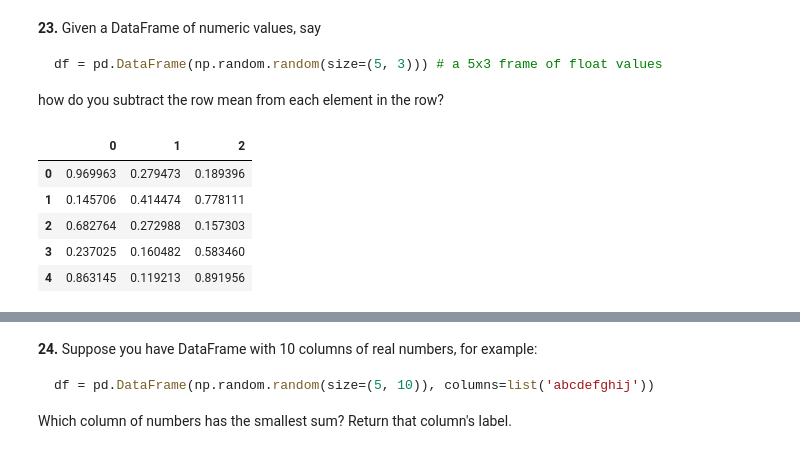
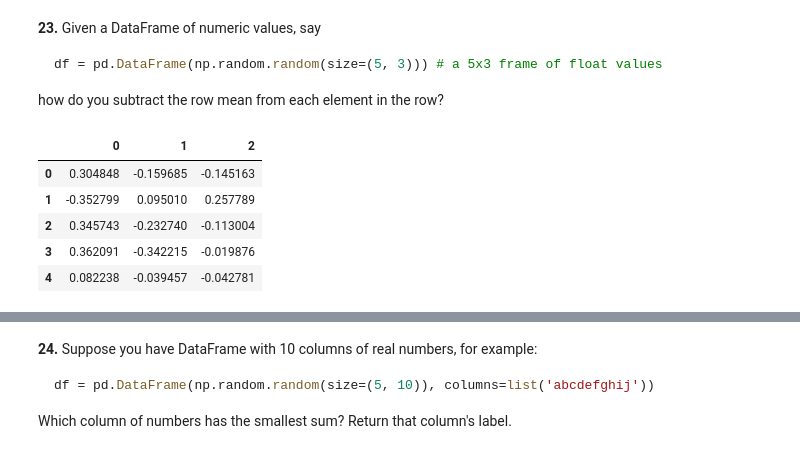
Before and after one commit to sarthakone105/pandas_puzzle, a Jupyter notebook: 100-pandas-puzzles.ipynb, the cells around one changed output, grey strips where cells are left out. Drawn from its saved outputs; the diff is of its cells as text; code cells hidden in the pictures.

```diff
--- a/100-pandas-puzzles.ipynb
+++ b/100-pandas-puzzles.ipynb
@@ -378,12 +364,12 @@ df = pd.DataFrame(np.random.random(size=(5, 3))) # a 5x3 frame of float values
 
 how do you subtract the row mean from each element in the row?
 # %%
-df = pd.DataFrame(np.random.random(size=(5, 3))) # a 5x3 frame of float values
-df
+df = pd.DataFrame(np.random.random(size=(5, 3)))
+df.sub(df.mean(axis=1), axis=0)
 # %% [output]
 |  | 0 | 1 | 2 |
-| 0 | 0.969963 | 0.279473 | 0.189396 |
-| 1 | 0.145706 | 0.414474 | 0.778111 |
-| 2 | 0.682764 | 0.272988 | 0.157303 |
-| 3 | 0.237025 | 0.160482 | 0.583460 |
-| 4 | 0.863145 | 0.119213 | 0.891956 |
+| 0 | 0.304848 | -0.159685 | -0.145163 |
+| 1 | -0.352799 | 0.095010 | 0.257789 |
+| 2 | 0.345743 | -0.232740 | -0.113004 |
+| 3 | 0.362091 | -0.342215 | -0.019876 |
+| 4 | 0.082238 | -0.039457 | -0.042781 |
```
Also changed, not shown: parts of 4 cells of this notebook.
